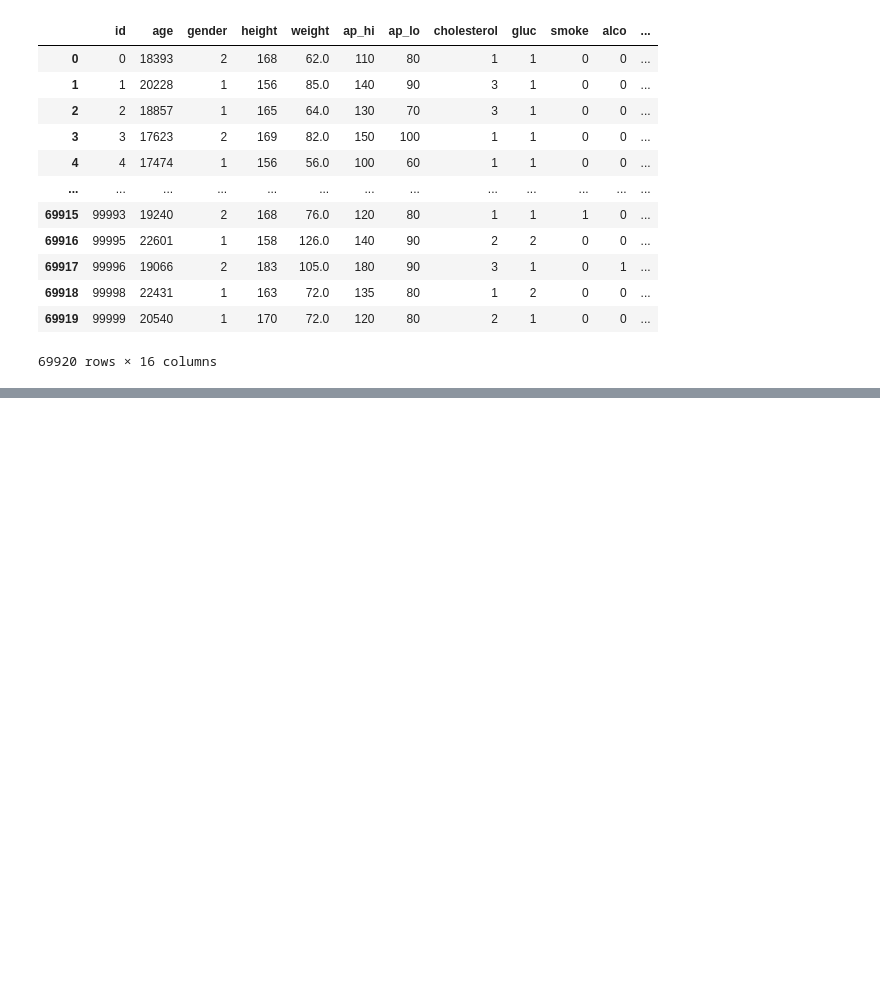
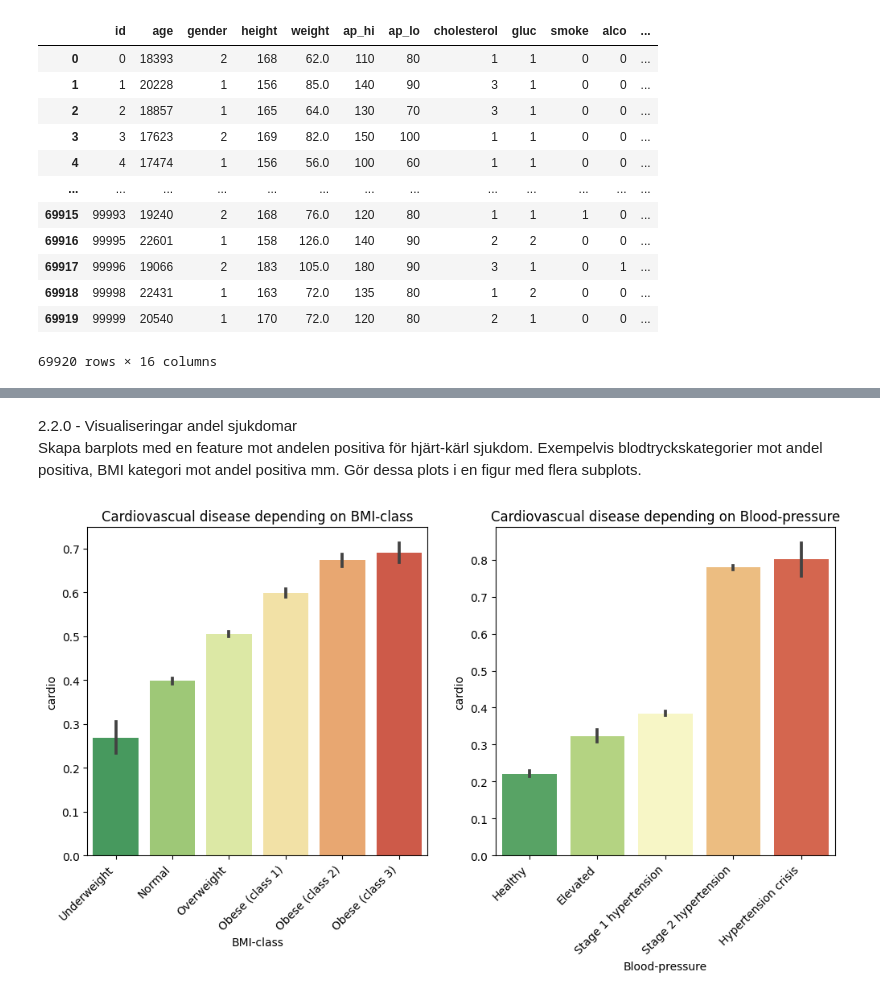
Before and after one commit to HakanAkerblom/Machine-learning-Hakan-Akerblom, a Jupyter notebook: Laboration/EDA_heart.ipynb, the cells around one changed output, grey strips where cells are left out. Saved outputs shown, nothing was run; the diff lists cells and outputs as text; code cells hidden in the pictures; blank space fills up the shorter version.

```diff
--- a/Laboration/EDA_heart.ipynb
+++ b/Laboration/EDA_heart.ipynb
@@ -283,0 +294,39 @@ df.describe()
+# %% [markdown]
+2.2.0 - Visualiseringar andel sjukdomar
+Skapa barplots med en feature mot andelen positiva för hjärt-kärl sjukdom. Exempelvis blodtryckskategorier
+mot andel positiva, BMI kategori mot andel positiva mm. Gör dessa plots i en figur med flera subplots.
+# %%
+# sorting values in BMI-class and Blood-pressure
+df["BMI-class"] = pd.Categorical(
+    df["BMI-class"],
+    [
+        "Underweight",
+        "Normal",
+        "Overweight",
+        "Obese (class 1)",
+        "Obese (class 2)",
+        "Obese (class 3)",
+    ],
+)
+
+df["Blood-pressure"] = pd.Categorical(
+    df["Blood-pressure"],
+    [
+        "Healthy",
+        "Elevated",
+        "Stage 1 hypertension",
+        "Stage 2 hypertension",
+        "Hypertension crisis",
+    ],
+)
+
+fig, axes = plt.subplots(1,2, figsize=(12, 6))
+fig.autofmt_xdate(rotation=45)
+
+
+columns = ["BMI-class", "Blood-pressure"]
+for i in range(2):
+    sns.barplot(df.sort_values(columns[i]), x=columns[i], y="cardio", palette="RdYlGn_r", ax=axes.flat[i]); # _r reverses the colormap
+    axes.flat[i].set_title(f"Cardiovascual disease depending on {columns[i]}")
+# %% [output]
+[figure, added]
```
Also changed, not shown: parts of 15 cells of this notebook.
